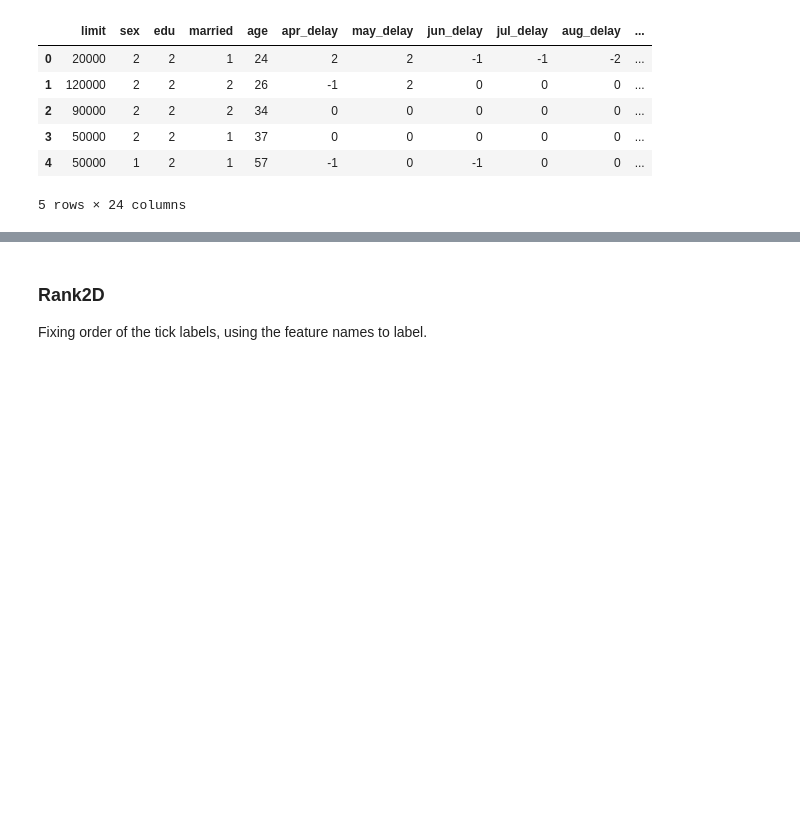
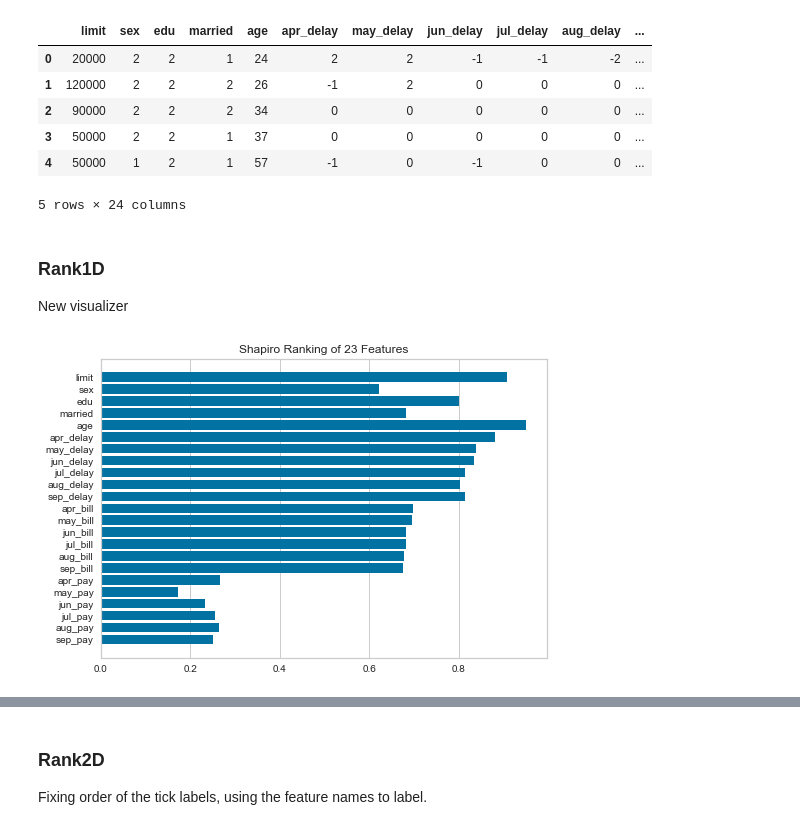
Before and after one commit to DistrictDataLabs/yellowbrick, a Jupyter notebook: examples/pbs929/rankd.ipynb, the cells around one changed output, grey strips where cells are left out. Drawn from its saved outputs; the diff is of its cells as text; code cells hidden in the pictures; blank space fills up the shorter version.

```diff
--- a/examples/pbs929/rankd.ipynb
+++ b/examples/pbs929/rankd.ipynb
@@ -80,3 +80,12 @@ features = [
 # Extract the numpy arrays from the data frame
 X = data[features]
 y = data.default
+# %% [markdown]
+### Rank1D
+New visualizer
+# %%
+# get features from column names...
+visualizer = Rank1D(algorithm='shapiro')
+visualizer.fit_transform_poof(X, y);
+# %% [output]
+[figure, added]
```
Also changed, not shown: parts of 30 cells of this notebook, 1 other file.
